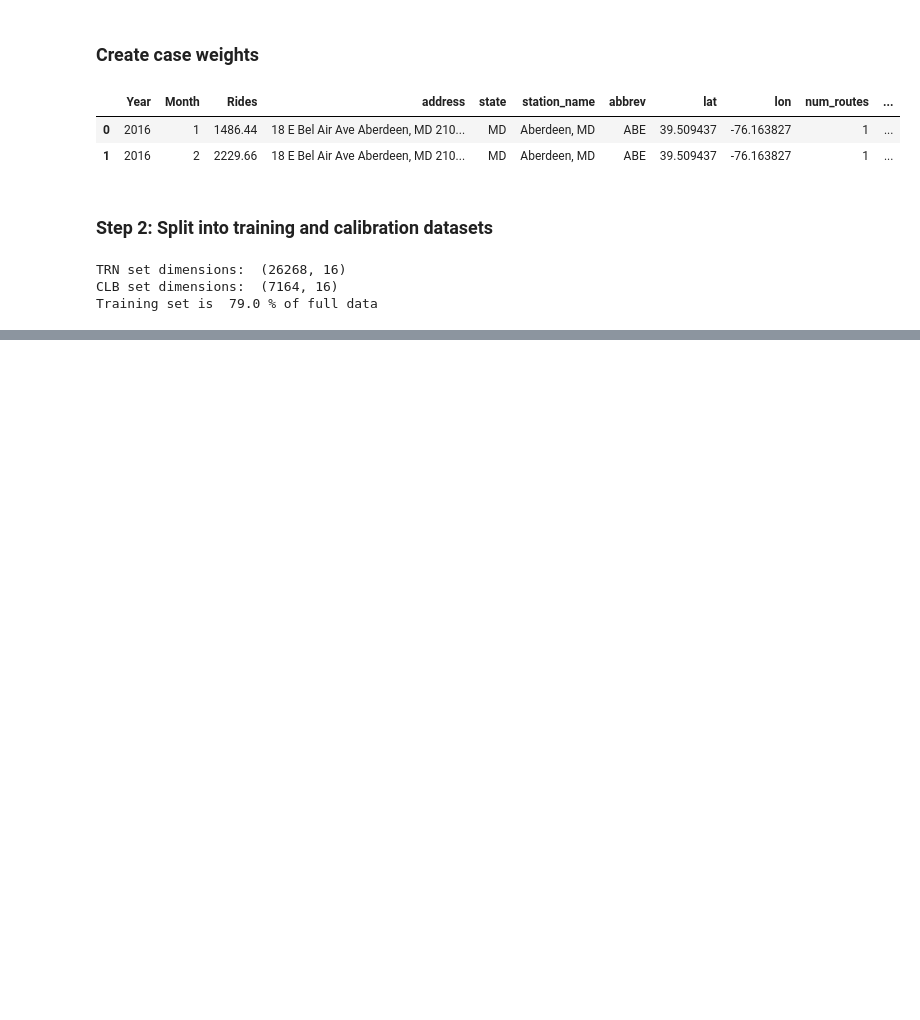
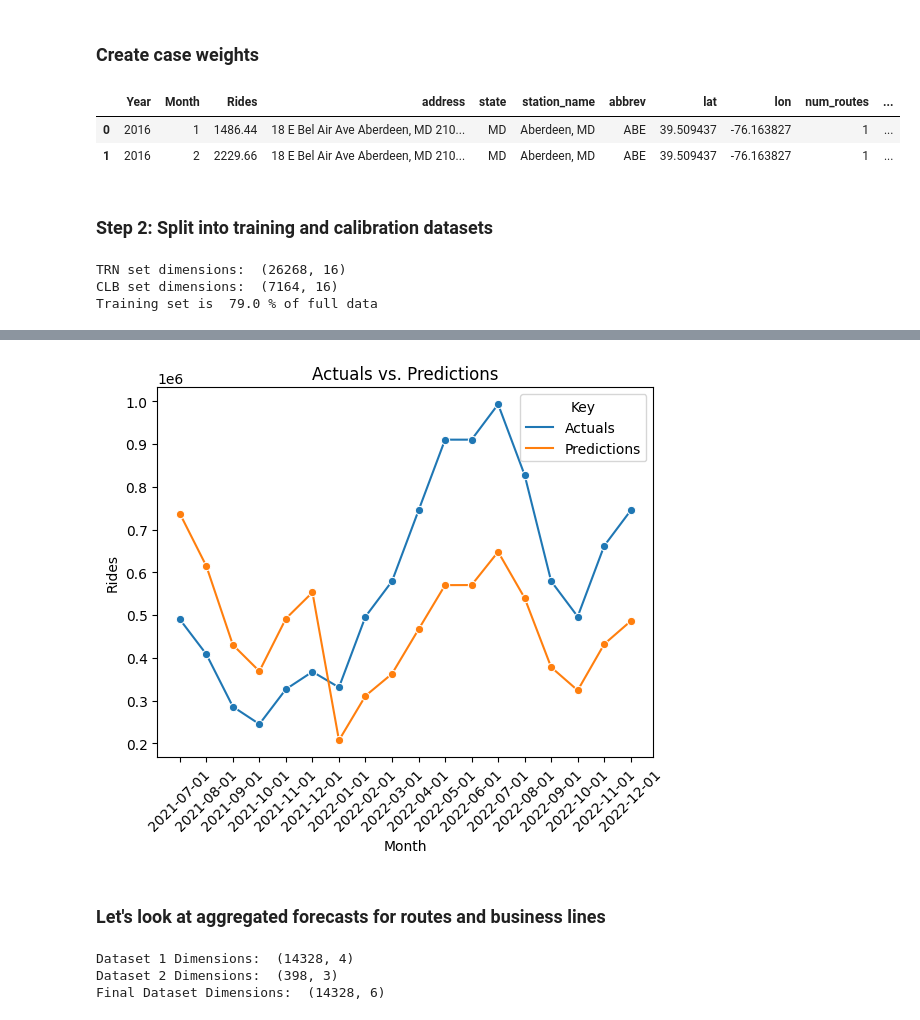
Before and after one commit to statzenthusiast921/amtrak_analysis, a Jupyter notebook: scripts/Forecasting Amtrak Ridership Data 07.18.24.ipynb, the cells around one changed output, grey strips where cells are left out. Saved outputs shown, nothing was run; the diff lists cells and outputs as text; code cells hidden in the pictures; blank space fills up the shorter version.

Commit message:
checking out preds vs. actuals

```diff
--- a/scripts/Forecasting Amtrak Ridership Data 07.18.24.ipynb
+++ b/scripts/Forecasting Amtrak Ridership Data 07.18.24.ipynb
@@ -603,0 +342,31 @@ plt.show()
+# %%
+import seaborn as sns
+from matplotlib import pyplot as plt
+import warnings
+warnings.filterwarnings('ignore')
+stn_filtered_data = plot_df[plot_df['station_name']=="New York, NY"]
+
+sns.lineplot(data=stn_filtered_data, x='year_month', y='Rides', hue='key', marker='o')
+
+#Show the plot
+plt.title('Actuals vs. Predictions')
+plt.xlabel('Month')
+plt.ylabel('Rides')
+plt.legend(title='Key')
+plt.xticks(rotation=45)
+
+plt.show()
+# %% [output]
+[figure, added]
+# %% [markdown]
+### Let's look at aggregated forecasts for routes and business lines
+# %%
+lines_routes = amtrak_df[['station_name','business_line','parent_route']].drop_duplicates()
+full_df = pd.merge(plot_df, lines_routes, on='station_name', how='left')
+print('Dataset 1 Dimensions: ', plot_df.shape)
+print('Dataset 2 Dimensions: ', lines_routes.shape)
+print('Final Dataset Dimensions: ', full_df.shape)
+# %% [output]
+Dataset 1 Dimensions:  (14328, 4)
+Dataset 2 Dimensions:  (398, 3)
+Final Dataset Dimensions:  (14328, 6)
```
Also changed, not shown: parts of 30 cells of this notebook.
